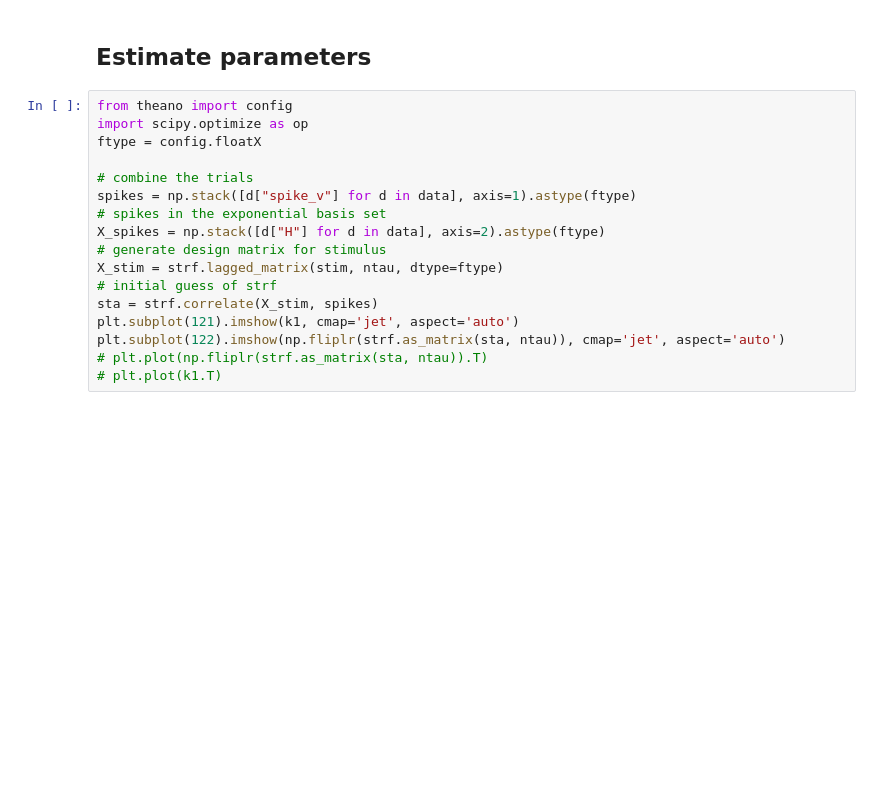
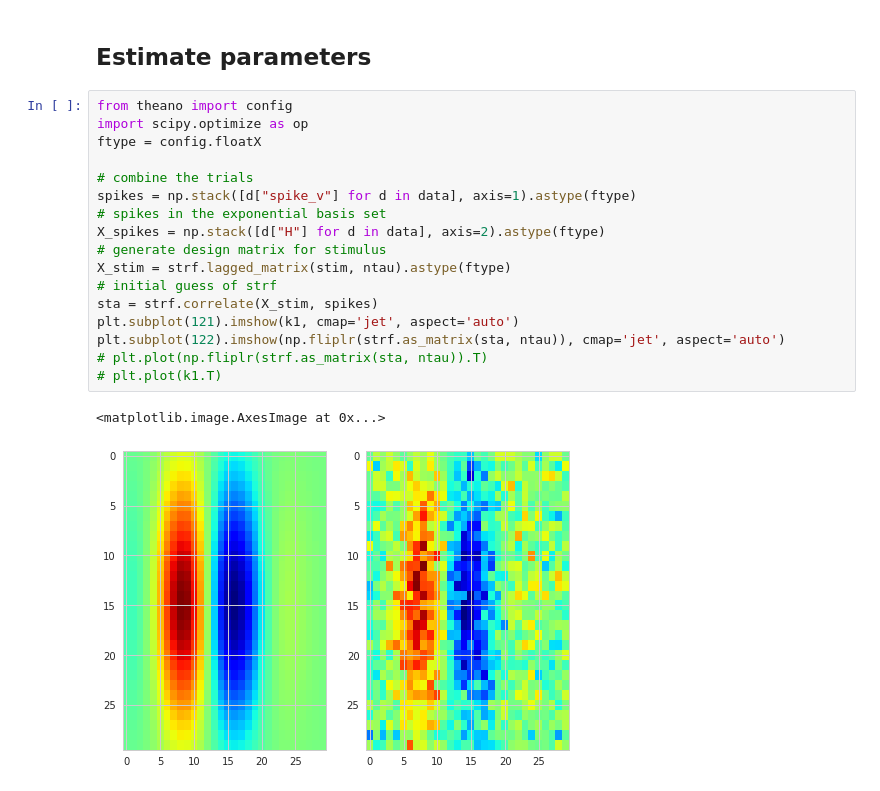
Before and after one commit to melizalab/dstrf, a Jupyter notebook: notebooks/glmat/glmat_2d_mle.ipynb, the cells around one changed output. Saved outputs shown, nothing was run; the diff lists cells and outputs as text; blank space fills up the shorter version.

```diff
--- a/notebooks/glmat/glmat_2d_mle.ipynb
+++ b/notebooks/glmat/glmat_2d_mle.ipynb
@@ -94,20 +104,23 @@ len(data[0]["spike_t"])
 # %%
 from theano import config
 import scipy.optimize as op
 ftype = config.floatX
 
 # combine the trials
 spikes = np.stack([d["spike_v"] for d in data], axis=1).astype(ftype)
 # spikes in the exponential basis set
 X_spikes = np.stack([d["H"] for d in data], axis=2).astype(ftype)
 # generate design matrix for stimulus
-X_stim = strf.lagged_matrix(stim, ntau, dtype=ftype)
+X_stim = strf.lagged_matrix(stim, ntau).astype(ftype)
 # initial guess of strf
 sta = strf.correlate(X_stim, spikes)
 plt.subplot(121).imshow(k1, cmap='jet', aspect='auto')
 plt.subplot(122).imshow(np.fliplr(strf.as_matrix(sta, ntau)), cmap='jet', aspect='auto')
 # plt.plot(np.fliplr(strf.as_matrix(sta, ntau)).T)
 # plt.plot(k1.T)
+# %% [output]
+<matplotlib.image.AxesImage at 0x...>
+[figure, added]
 # %%
 lfuns = mle.make_likelihood(X_stim, X_spikes, spikes, stim_dt, model_dt)
 w = np.r_[matparams[2], matparams[:2], strf.as_vector(np.fliplr(k1))].astype(ftype)
```
Also changed, not shown: parts of 6 cells of this notebook, 2 other files.
